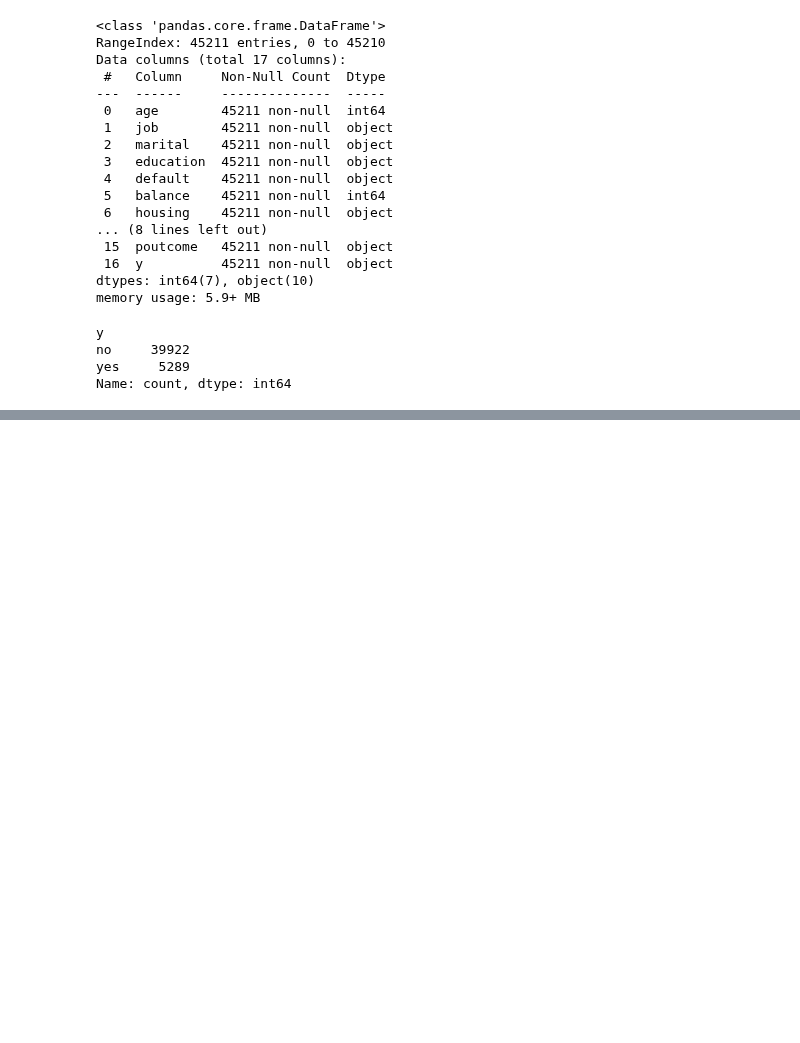
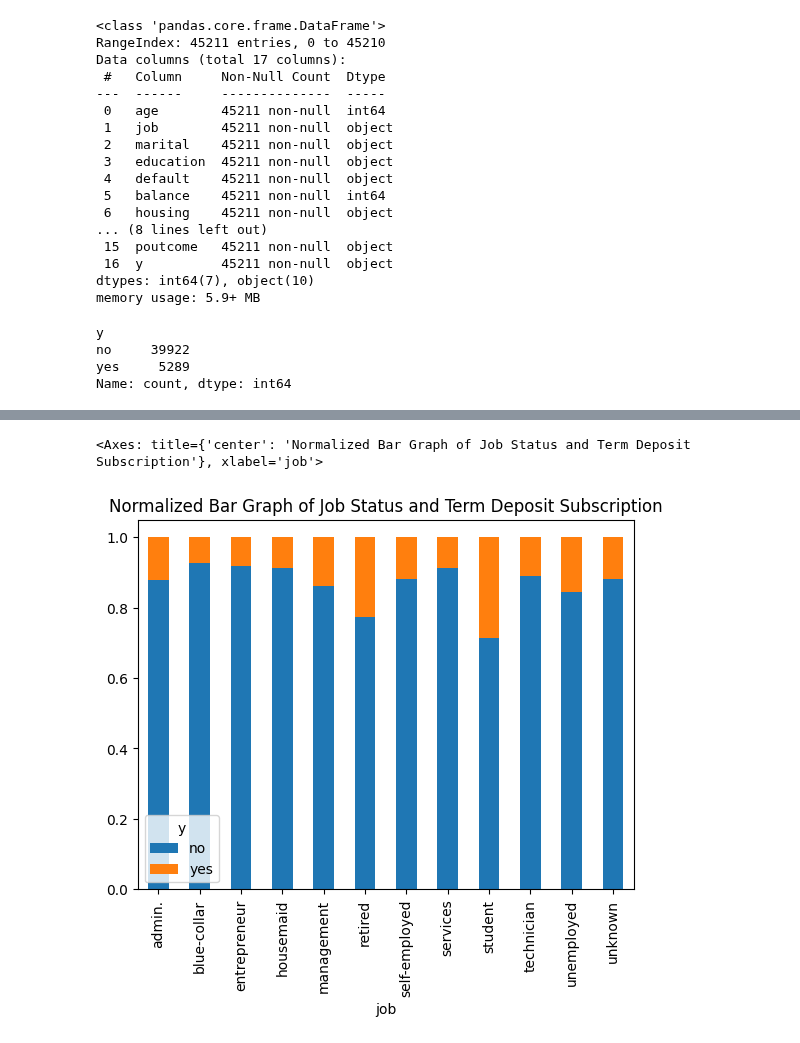
Before and after one commit to CalebMcCurdy/Bank-Term-Deposit-Predictions, a Jupyter notebook: Final Project.ipynb, the cells around one changed output, grey strips where cells are left out. Drawn from its saved outputs; the diff is of its cells as text; code cells hidden in the pictures; blank space fills up the shorter version.

```diff
--- a/Final Project.ipynb
+++ b/Final Project.ipynb
@@ -55,0 +84,8 @@ Name: count, dtype: int64
+# %%
+# create a normalized bar graph of outcome for each job status
+crosstab_01 = pd.crosstab(bank['job'], bank['y'])
+crosstab_norm = crosstab_01.div(crosstab_01.sum(1),axis = 0)
+crosstab_norm.plot(kind='bar', stacked = True, title = 'Normalized Bar Graph of Job Status and Term Deposit Subscription')
+# %% [output]
+<Axes: title={'center': 'Normalized Bar Graph of Job Status and Term Deposit Subscription'}, xlabel='job'>
+[figure, added]
```
Also changed, not shown: parts of 4 cells of this notebook.
